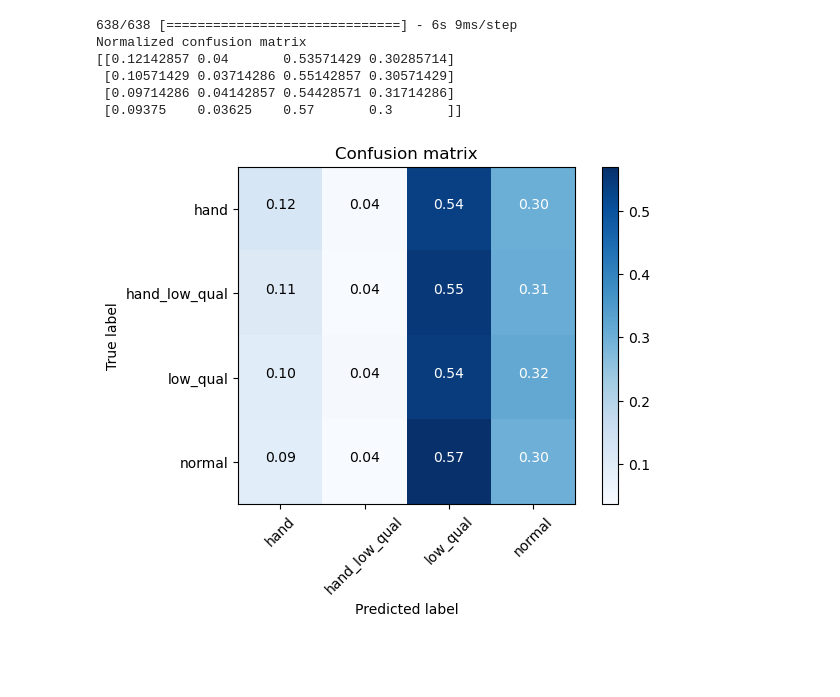
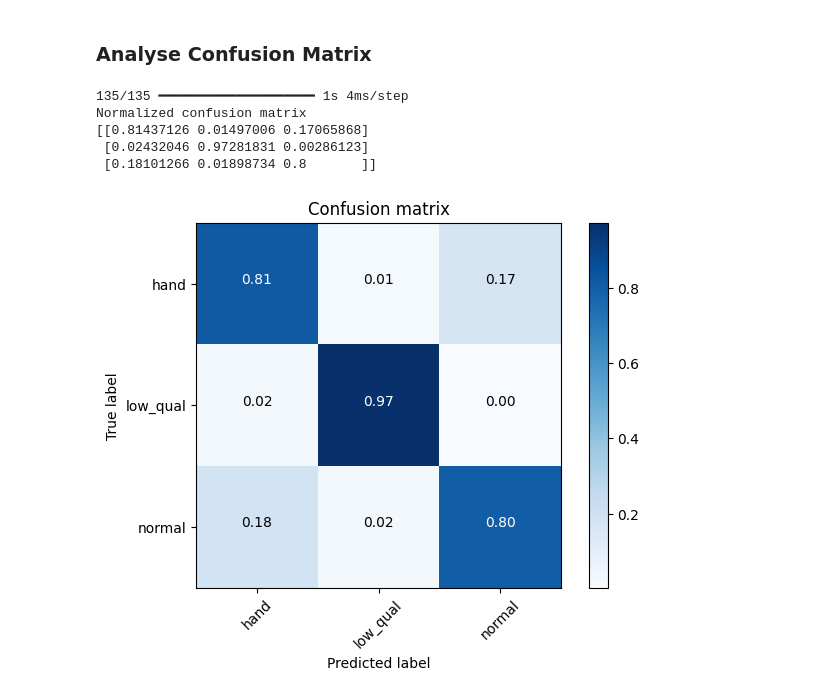
Before and after one commit to TytanMikJas/FaceRecognitionPipeline, a Jupyter notebook: notebooks/phase_2.ipynb, the cells around one changed output. Drawn from its saved outputs; the diff is of its cells as text; code cells hidden in the pictures; blank space fills up the shorter version.

Commit message:
phase 2 update

```diff
--- a/notebooks/phase_2.ipynb
+++ b/notebooks/phase_2.ipynb
@@ -14,0 +14,10 @@ NUM_CLASSES = 4
+# %%
+print(f"TensorFlow version: {tf.__version__}")
+print(f"Is GPU available? {tf.test.is_gpu_available()}")
+print(f"Available GPUs: {tf.config.list_physical_devices('GPU')}")
+
+# Simple test
+x = tf.random.normal((1000, 1000))
+y = tf.random.normal((1000, 1000))
+z = tf.matmul(x, y)
+print(f"Matrix multiplication completed on: {z.device}")
@@ -14,0 +34,6 @@ NUM_CLASSES = 4
+# %%
+IMG_SIZE = (128, 128)
+BATCH_SIZE = 16
+PATH_TO_DATASET = '../datasets'
+NUM_CLASSES = 3
+NUM_EPOCHS = 30
@@ -54,0 +77,5 @@ height: 128, width: 128, channels: 3
+# %%
+normalization_layer = layers.Rescaling(1./255)
+
+train_ds = train_ds.map(lambda x, y: (normalization_layer(x), y))
+test_ds = test_ds.map(lambda x, y: (normalization_layer(x), y))
@@ -133,19 +239,22 @@ plt.show()
+# %% [markdown]
+### Analyse Confusion Matrix
 # %%
-from sklearn.metrics import confusion_matrix
-import sys
-
 sys.path.append('./../')
 from utils.phase_2 import plot_confusion_matrix
 
-p_test = model.predict(test_ds).argmax(axis=1)
-true_labels = np.concatenate([y.numpy() for x, y in test_ds], axis=0)
-cm = confusion_matrix(true_labels, p_test)
-plot_confusion_matrix(cm, CLASSES, normalize=True)
+best_model = tf.keras.models.load_model('../models/phase_2/phase_2_model.keras')
+
+p_test_best = best_model.predict(test_ds).argmax(axis=1)
+
+true_labels_best = np.concatenate([y.numpy() for x, y in test_ds], axis=0)
+
+cm_best = confusion_matrix(true_labels_best, p_test_best)
+
+plot_confusion_matrix(cm_best, CLASSES, normalize=True)
 # %% [output]
-638/638 [==============================] - 6s 9ms/step
+135/135 ━━━━━━━━━━━━━━━━━━━━ 1s 4ms/step
 Normalized confusion matrix
-[[0.12142857 0.04       0.53571429 0.30285714]
- [0.10571429 0.03714286 0.55142857 0.30571429]
- [0.09714286 0.04142857 0.54428571 0.31714286]
- [0.09375    0.03625    0.57       0.3       ]]
+[[0.81437126 0.01497006 0.17065868]
+ [0.02432046 0.97281831 0.00286123]
+ [0.18101266 0.01898734 0.8       ]]
-[figure, old version]
+[figure, new version]
```
Also changed, not shown: parts of 25 cells of this notebook.
